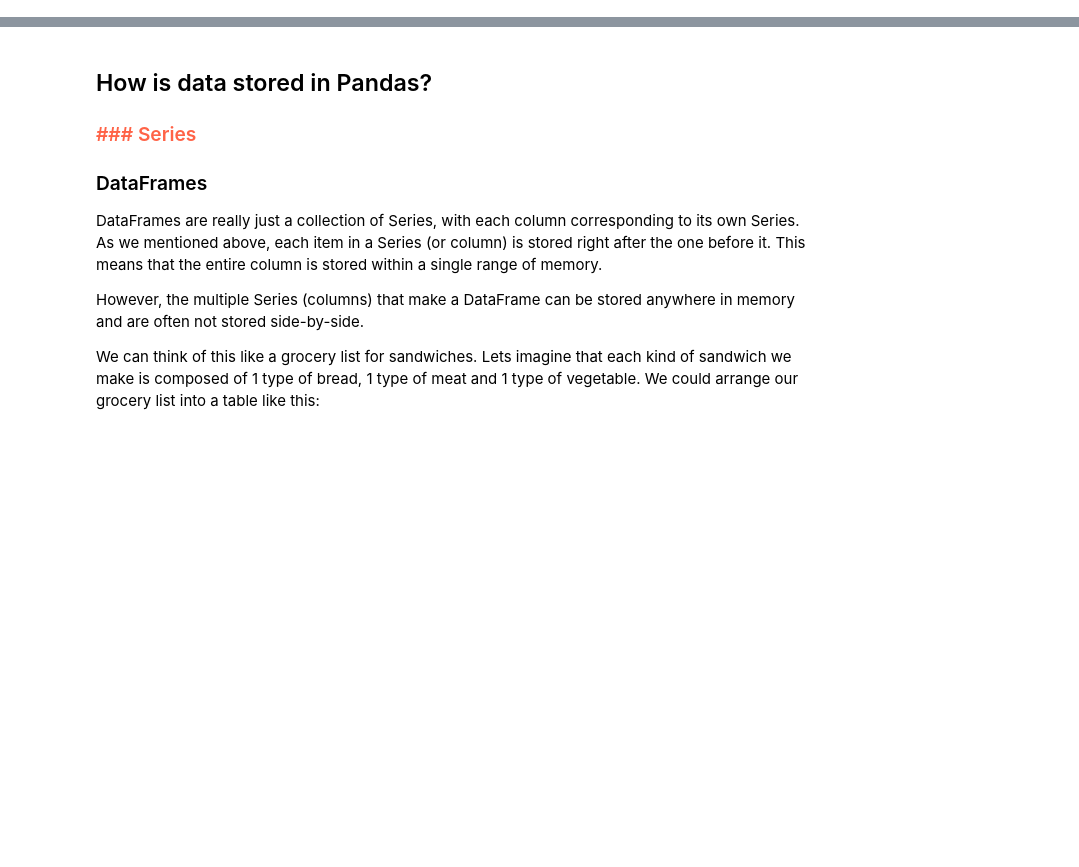
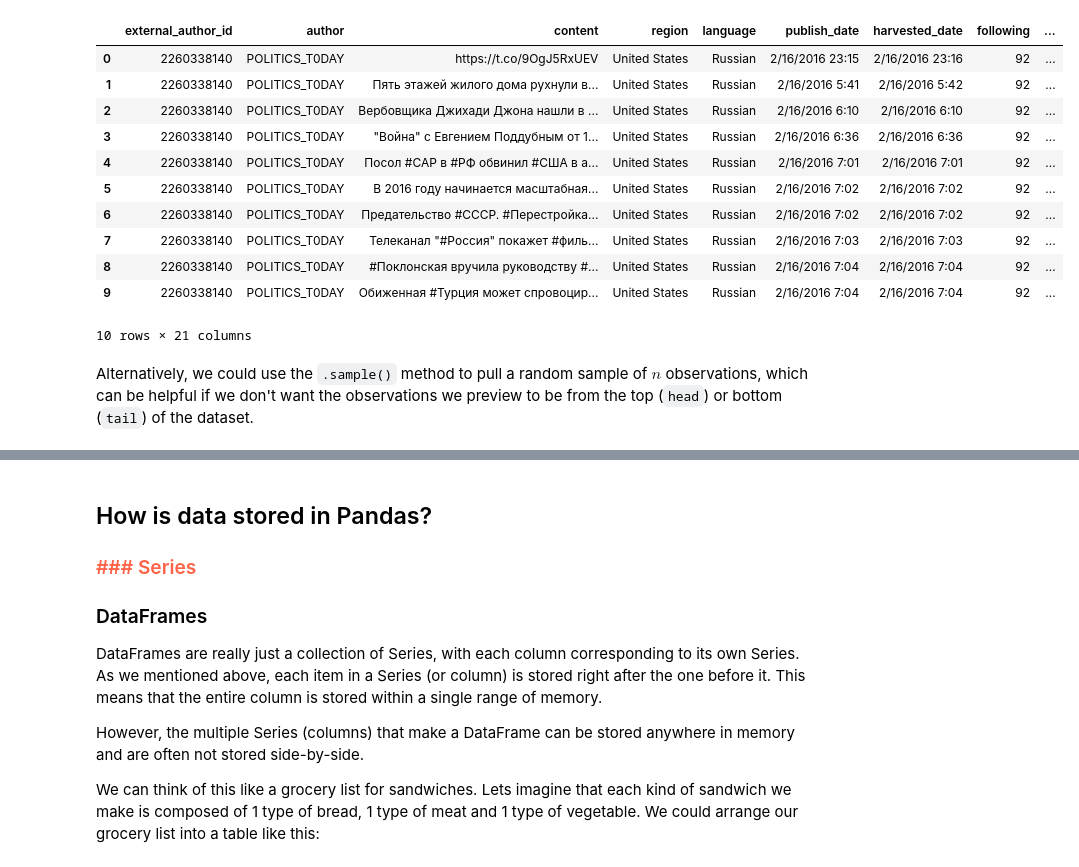
Before and after one commit to mclevey/GESIS_2020_Fundamentals, a Jupyter notebook: 03_numpy_pandas_mpl.ipynb, the cells around one changed output, grey strips where cells are left out. Cells and saved outputs as stored; diff of their text form; code cells hidden in the pictures; blank space fills up the shorter version.

```diff
--- a/03_numpy_pandas_mpl.ipynb
+++ b/03_numpy_pandas_mpl.ipynb
@@ -60,0 +138,3 @@ However, by understanding a little about what is going on in the backend, we can
+# %%
+data_dir = os.listdir('data/russian-troll-tweets')
+data_dir
@@ -60,0 +157,3 @@ However, by understanding a little about what is going on in the backend, we can
+# %%
+files = [f for f in data_dir if 'csv' in f]
+files
@@ -60,0 +176,3 @@ However, by understanding a little about what is going on in the backend, we can
+# %%
+df = pd.concat((pd.read_csv('data/russian-troll-tweets/{}'.format(f), encoding='utf-8', low_memory=False) for f in files if 'csv' in f))
+df.info()
@@ -60,0 +366,17 @@ However, by understanding a little about what is going on in the backend, we can
+# %%
+df.head(10)
+# %% [output]
+|  | external_author_id | author | content | region | language | publish_date | harvested_date | following | ... |
+| 0 | 2260338140 | POLITICS_T0DAY | https://t.co/9OgJ5RxUEV | United States | Russian | 2/16/2016 23:15 | 2/16/2016 23:16 | 92 | ... |
+| 1 | 2260338140 | POLITICS_T0DAY | Пять этажей жилого дома рухнули в... | United States | Russian | 2/16/2016 5:41 | 2/16/2016 5:42 | 92 | ... |
+| 2 | 2260338140 | POLITICS_T0DAY | Вербовщика Джихади Джона нашли в ... | United States | Russian | 2/16/2016 6:10 | 2/16/2016 6:10 | 92 | ... |
+| 3 | 2260338140 | POLITICS_T0DAY | "Война" с Евгением Поддубным от 1... | United States | Russian | 2/16/2016 6:36 | 2/16/2016 6:36 | 92 | ... |
+| 4 | 2260338140 | POLITICS_T0DAY | Посол #САР в #РФ обвинил #США в а... | United States | Russian | 2/16/2016 7:01 | 2/16/2016 7:01 | 92 | ... |
+| 5 | 2260338140 | POLITICS_T0DAY | В 2016 году начинается масштабная... | United States | Russian | 2/16/2016 7:02 | 2/16/2016 7:02 | 92 | ... |
+| 6 | 2260338140 | POLITICS_T0DAY | Предательство #СССР. #Перестройка... | United States | Russian | 2/16/2016 7:02 | 2/16/2016 7:02 | 92 | ... |
+| 7 | 2260338140 | POLITICS_T0DAY | Телеканал "#Россия" покажет #филь... | United States | Russian | 2/16/2016 7:03 | 2/16/2016 7:03 | 92 | ... |
+| 8 | 2260338140 | POLITICS_T0DAY | #Поклонская вручила руководству #... | United States | Russian | 2/16/2016 7:04 | 2/16/2016 7:04 | 92 | ... |
+| 9 | 2260338140 | POLITICS_T0DAY | Обиженная #Турция может спровоцир... | United States | Russian | 2/16/2016 7:04 | 2/16/2016 7:04 | 92 | ... |
+10 rows × 21 columns
+# %% [markdown]
+Alternatively, we could use the `.sample()` method to pull a random sample of $n$ observations, which can be helpful if we don't want the observations we preview to be from the top (`head`) or bottom (`tail`) of the dataset.
```
Also changed, not shown: parts of 101 cells of this notebook, 33 other files.
